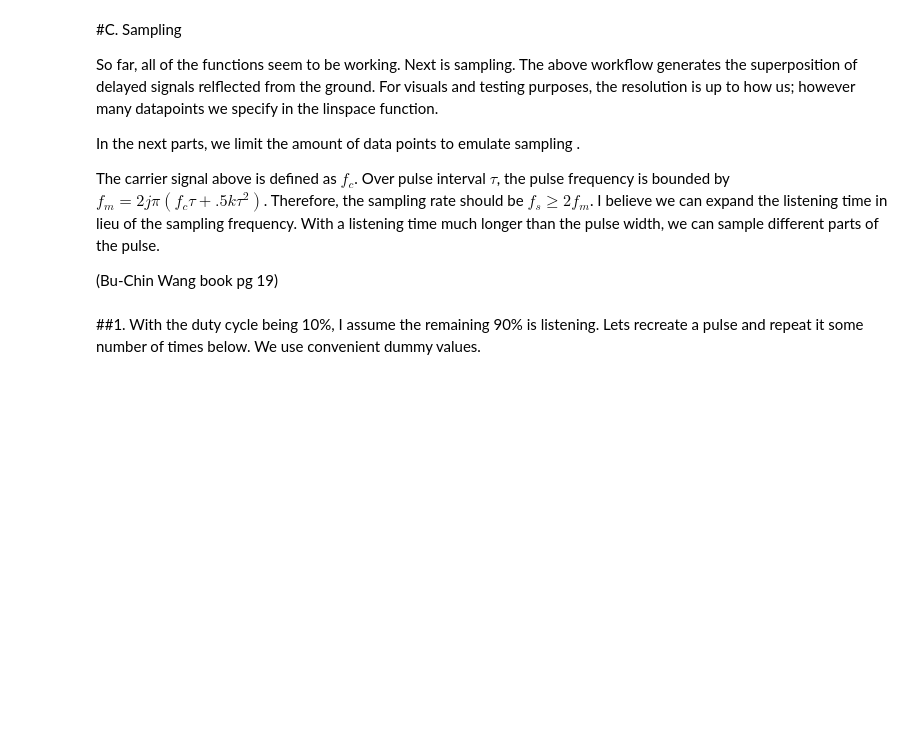
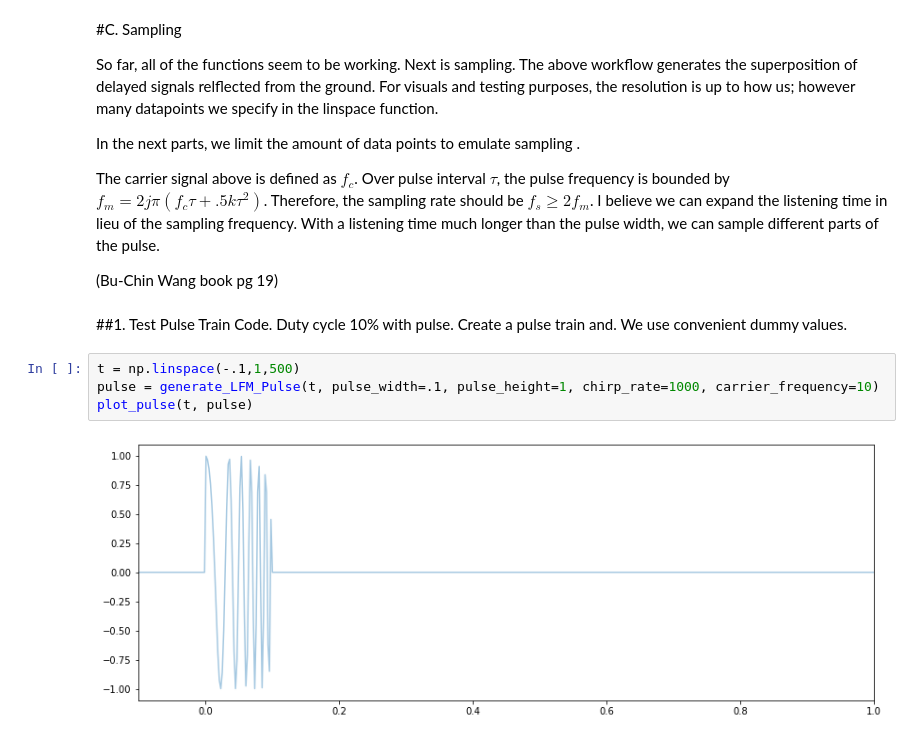
Before and after one commit to psukphranee/Python, a Jupyter notebook: SAR_scratch.ipynb, the cells around one changed output. Saved outputs shown, nothing was run; the diff lists cells and outputs as text; blank space fills up the shorter version.

```diff
--- a/SAR_scratch.ipynb
+++ b/SAR_scratch.ipynb
@@ -299,4 +328,10 @@ The carrier signal above is defined as $f_c$. Over pulse interval $\tau$, the pu
 
 (Bu-Chin Wang book pg 19)
 # %% [markdown]
-##1. With the duty cycle being 10%, I assume the remaining 90% is listening. Lets recreate a pulse and repeat it some number of times below. We use convenient dummy values.
+##1. Test Pulse Train Code. Duty cycle 10% with pulse. Create a pulse train and. We use convenient dummy values.
+# %%
+t = np.linspace(-.1,1,500)
+pulse = generate_LFM_Pulse(t, pulse_width=.1, pulse_height=1, chirp_rate=1000, carrier_frequency=10)
+plot_pulse(t, pulse)
+# %% [output]
+[figure, added]
```
Also changed, not shown: parts of 12 cells of this notebook.
